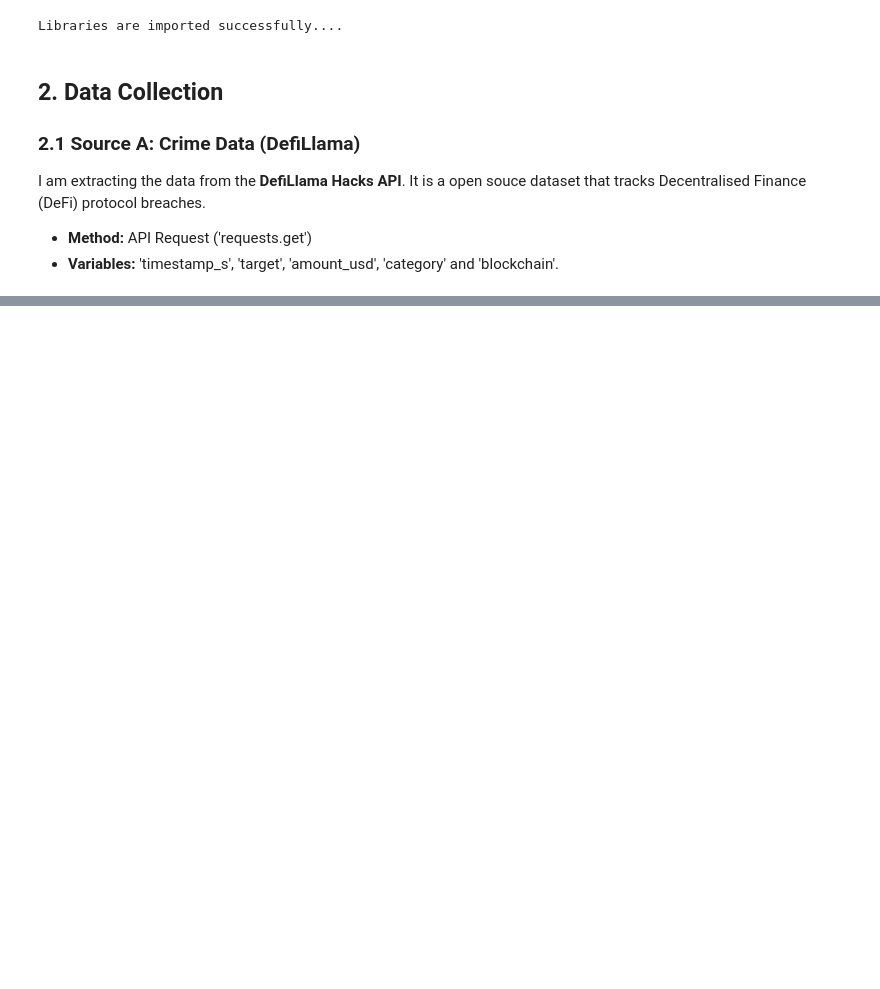
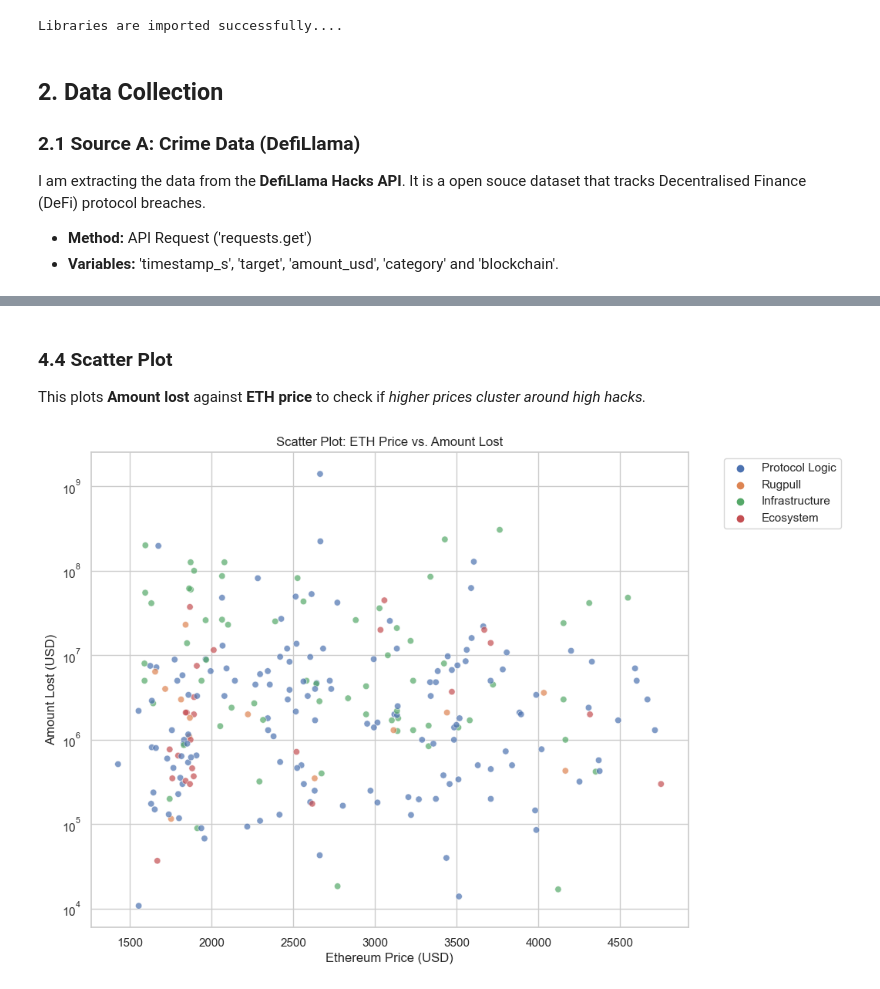
Before and after one commit to Aanchala14/aancha.14.2025_EMATM0048, a Jupyter notebook: Part 2/Notebook.ipynb, the cells around one changed output, grey strips where cells are left out. Cells and saved outputs as stored; diff of their text form; code cells hidden in the pictures; blank space fills up the shorter version.

```diff
--- a/Part 2/Notebook.ipynb
+++ b/Part 2/Notebook.ipynb
@@ -149,0 +264,21 @@ Dataset is merged with the dimensions as following: (91, 18)
+# %% [markdown]
+### 4.4 Scatter Plot
+This plots **Amount lost** against **ETH price** to check if *higher prices cluster around high hacks.*
+# %%
+#Scatter plot (ETH price vs Hacks)
+plt.figure(figsize=(10, 8))
+sns.scatterplot(
+    data=df_clean,
+    x='eth_price',
+    y='amount_usd',
+    hue='category',
+    alpha=0.7
+)
+plt.yscale('log')
+plt.title('Scatter Plot: ETH Price vs. Amount Lost')
+plt.xlabel('Ethereum Price (USD)')
+plt.ylabel('Amount Lost (USD)')
+plt.legend(bbox_to_anchor=(1.05, 1), loc='upper left')
+plt.show()
+# %% [output]
+[figure, added]
```
Also changed, not shown: parts of 18 cells of this notebook.
